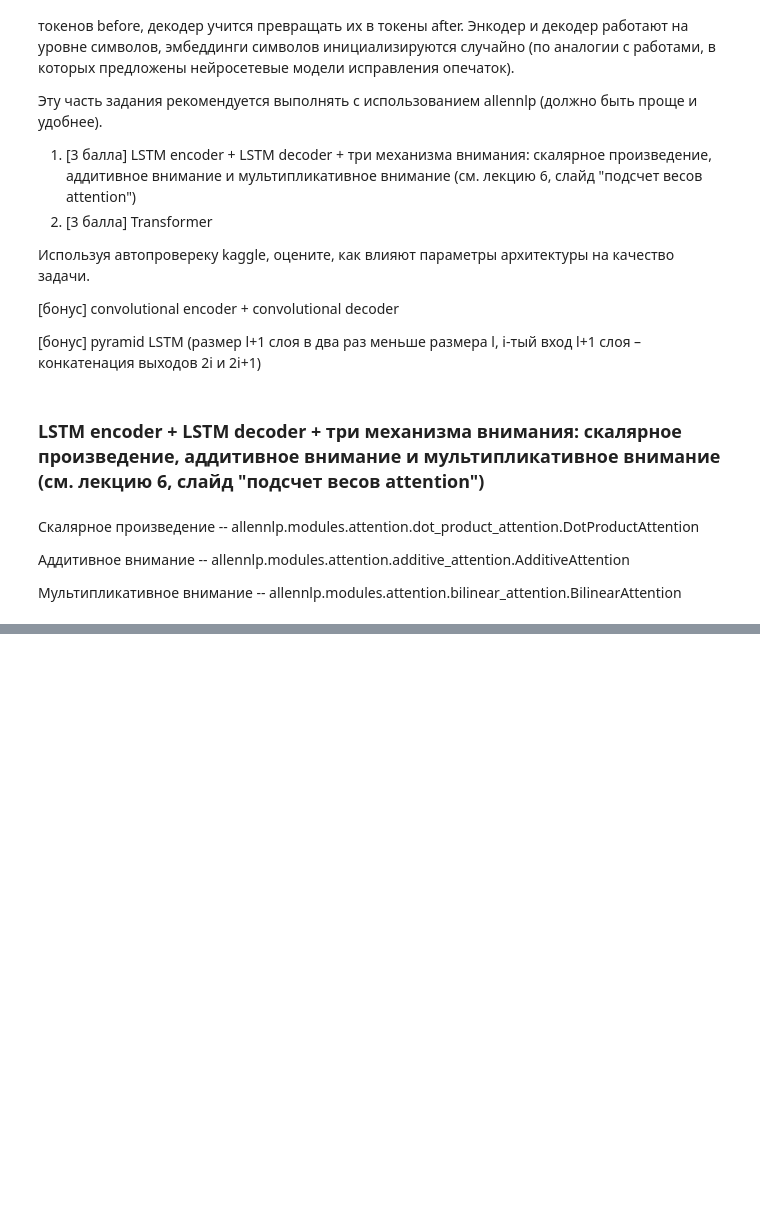
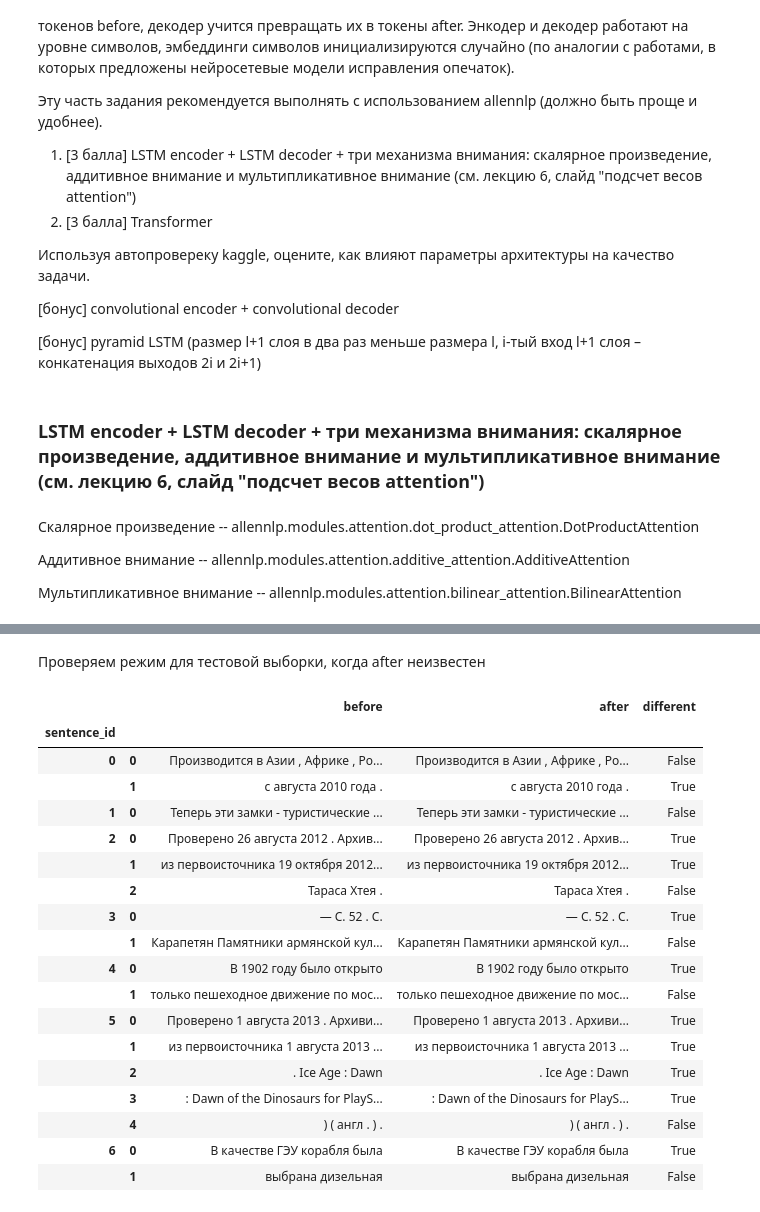
Before and after one commit to litdarya/nlp_tasks, a Jupyter notebook: hw_3/hw3.ipynb, the cells around one changed output, grey strips where cells are left out. Drawn from its saved outputs; the diff is of its cells as text; code cells hidden in the pictures; blank space fills up the shorter version.

```diff
--- a/hw_3/hw3.ipynb
+++ b/hw_3/hw3.ipynb
@@ -90,7 +112,8 @@ train_df.head()
 | 3 | 0 | 3 | DATE | 1862 год | тысяча восемьсот шестьдесят второ... |
 | 4 | 0 | 4 | PUNCT | . | . |
 # %%
-test_df = pd.read_csv('ru_test.csv.zip')
+test_df = pd.read_csv('ru_test.csv.zip',  dtype={'before': str, 'after': str})
+test_df.before = test_df.before.astype(str)
 # %%
 test_df.head()
 # %% [output]
@@ -485,0 +1160,25 @@ trainer
+# %% [markdown]
+Проверяем режим для тестовой выборки, когда after неизвестен
+# %%
+wm = WindowMaker(add_unchanged=True, left_window_size=2, right_window_size=2)
+wm(test_df.head(100), mode='test')
+# %% [output]
+|  |  | before | after | different |
+| sentence_id |  |  |  |  |
+| 0 | 0 | Производится в Азии , Африке , Ро... | Производится в Азии , Африке , Ро... | False |
+|  | 1 | с августа 2010 года . | с августа 2010 года . | True |
+| 1 | 0 | Теперь эти замки - туристические ... | Теперь эти замки - туристические ... | False |
+| 2 | 0 | Проверено 26 августа 2012 . Архив... | Проверено 26 августа 2012 . Архив... | True |
+|  | 1 | из первоисточника 19 октября 2012... | из первоисточника 19 октября 2012... | True |
+|  | 2 | Тараса Хтея . | Тараса Хтея . | False |
+| 3 | 0 | — С. 52 . С. | — С. 52 . С. | True |
+|  | 1 | Карапетян Памятники армянской кул... | Карапетян Памятники армянской кул... | False |
+| 4 | 0 | В 1902 году было открыто | В 1902 году было открыто | True |
+|  | 1 | только пешеходное движение по мос... | только пешеходное движение по мос... | False |
+| 5 | 0 | Проверено 1 августа 2013 . Архиви... | Проверено 1 августа 2013 . Архиви... | True |
+|  | 1 | из первоисточника 1 августа 2013 ... | из первоисточника 1 августа 2013 ... | True |
+|  | 2 | . Ice Age : Dawn | . Ice Age : Dawn | True |
+|  | 3 | : Dawn of the Dinosaurs for PlayS... | : Dawn of the Dinosaurs for PlayS... | True |
+|  | 4 | ) ( англ . ) . | ) ( англ . ) . | False |
+| 6 | 0 | В качестве ГЭУ корабля была | В качестве ГЭУ корабля была | True |
+|  | 1 | выбрана дизельная | выбрана дизельная | False |
```
Also changed, not shown: parts of 108 cells of this notebook, 1 other file.
